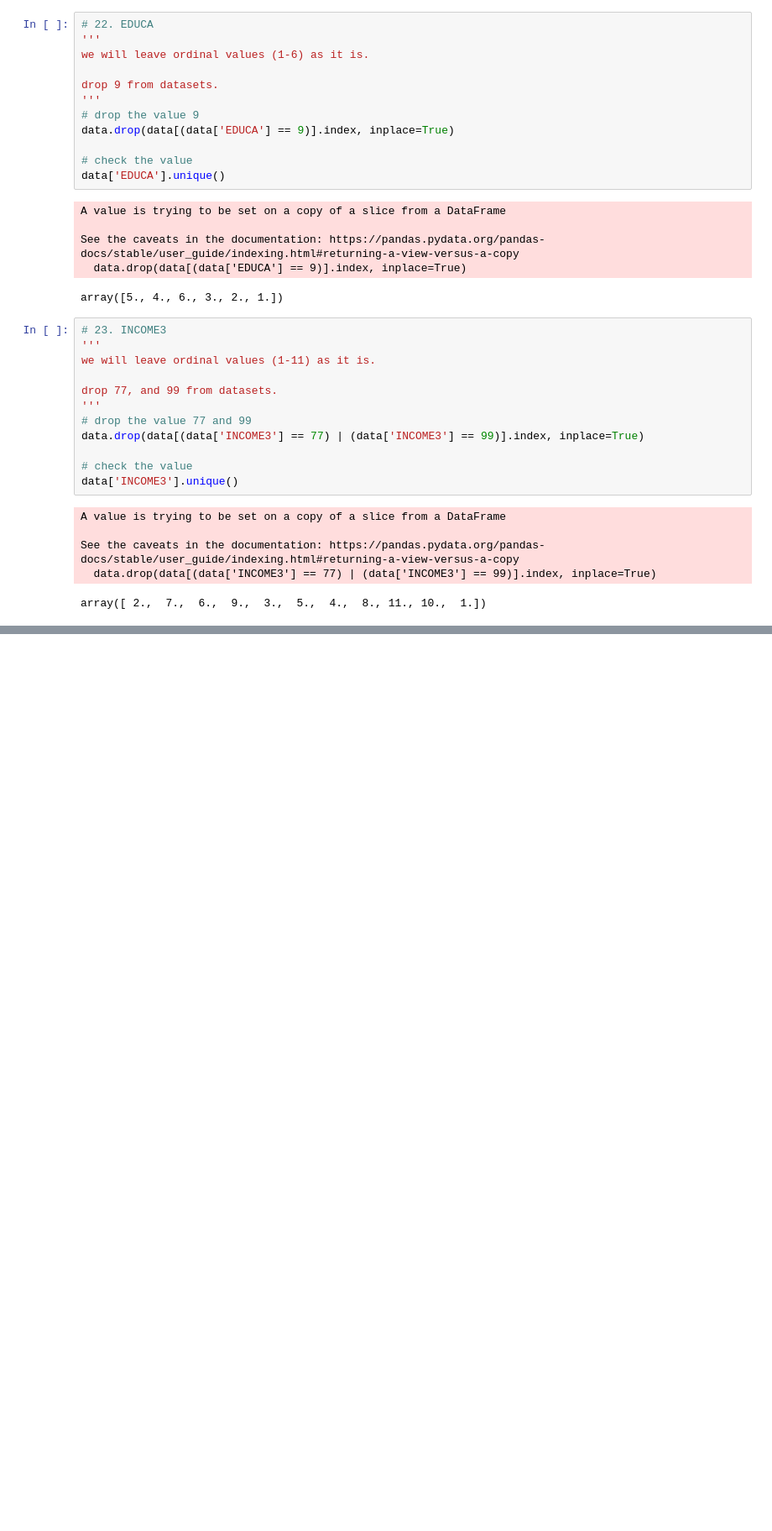
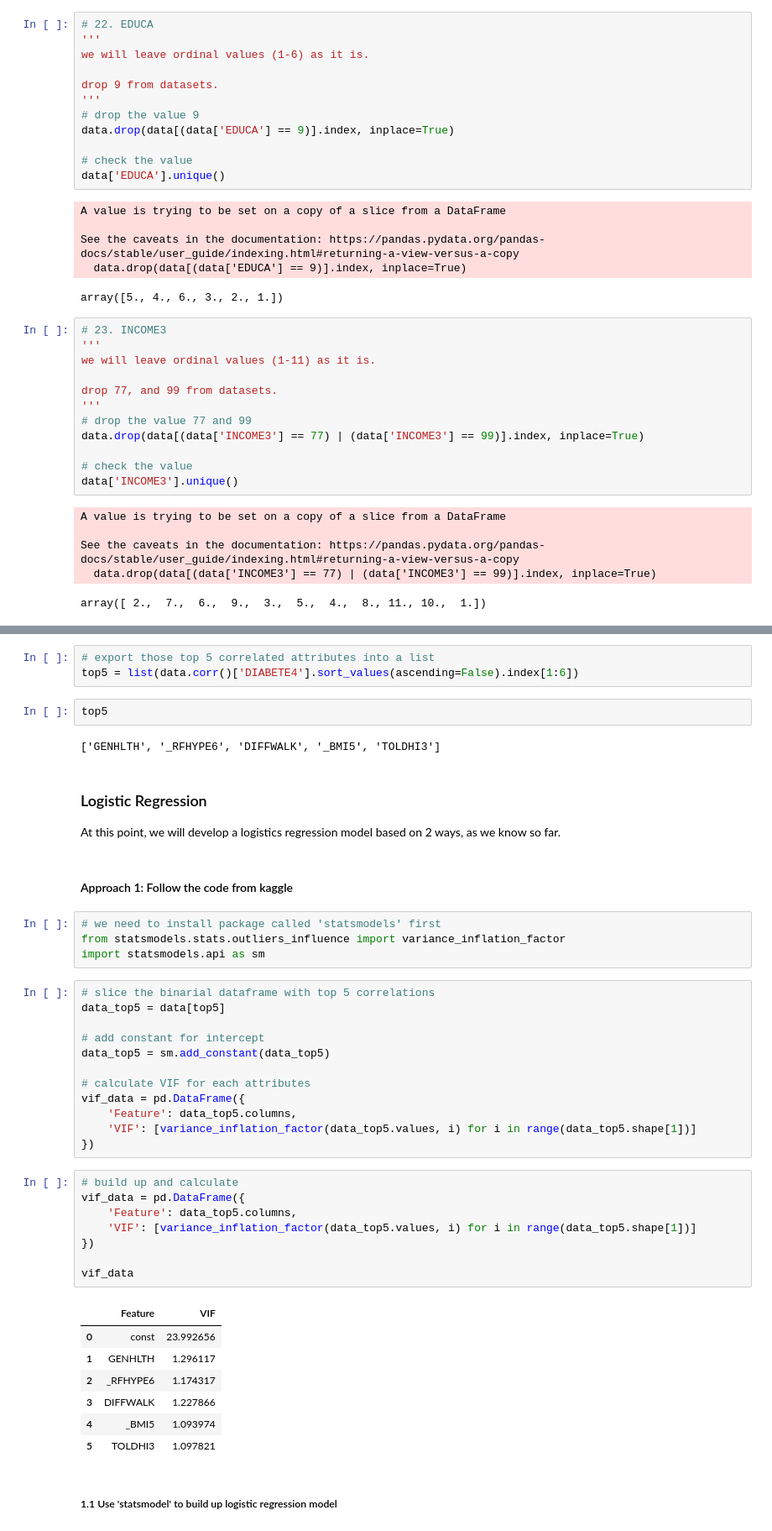
Before and after one commit to gamegtboyz/da01_diabetes, a Jupyter notebook: brfss23.ipynb, the cells around one changed output, grey strips where cells are left out. Shown at 84% size. Cells and saved outputs as stored; diff of their text form; blank space fills up the shorter version.

Commit message:
add logistic regression

```diff
--- a/brfss23.ipynb
+++ b/brfss23.ipynb
@@ -715,0 +838,46 @@ array([ 2.,  7.,  6.,  9.,  3.,  5.,  4.,  8., 11., 10.,  1.])
+# %%
+# export those top 5 correlated attributes into a list
+top5 = list(data.corr()['DIABETE4'].sort_values(ascending=False).index[1:6])
+# %%
+top5
+# %% [output]
+['GENHLTH', '_RFHYPE6', 'DIFFWALK', '_BMI5', 'TOLDHI3']
+# %% [markdown]
+### Logistic Regression
+At this point, we will develop a logistics regression model based on 2 ways, as we know so far.
+# %% [markdown]
+#### Approach 1: Follow the code from kaggle
+# %%
+# we need to install package called 'statsmodels' first
+from statsmodels.stats.outliers_influence import variance_inflation_factor
+import statsmodels.api as sm
+# %%
+# slice the binarial dataframe with top 5 correlations
+data_top5 = data[top5]
+
+# add constant for intercept
+data_top5 = sm.add_constant(data_top5)
+
+# calculate VIF for each attributes
+vif_data = pd.DataFrame({
+    'Feature': data_top5.columns,
+    'VIF': [variance_inflation_factor(data_top5.values, i) for i in range(data_top5.shape[1])]
+})
+# %%
+# build up and calculate
+vif_data = pd.DataFrame({
+    'Feature': data_top5.columns,
+    'VIF': [variance_inflation_factor(data_top5.values, i) for i in range(data_top5.shape[1])]
+})
+
+vif_data
+# %% [output]
+|  | Feature | VIF |
+| 0 | const | 23.992656 |
+| 1 | GENHLTH | 1.296117 |
+| 2 | _RFHYPE6 | 1.174317 |
+| 3 | DIFFWALK | 1.227866 |
+| 4 | _BMI5 | 1.093974 |
+| 5 | TOLDHI3 | 1.097821 |
+# %% [markdown]
+##### 1.1 Use 'statsmodel' to build up logistic regression model
```
Also changed, not shown: parts of 18 cells of this notebook.
